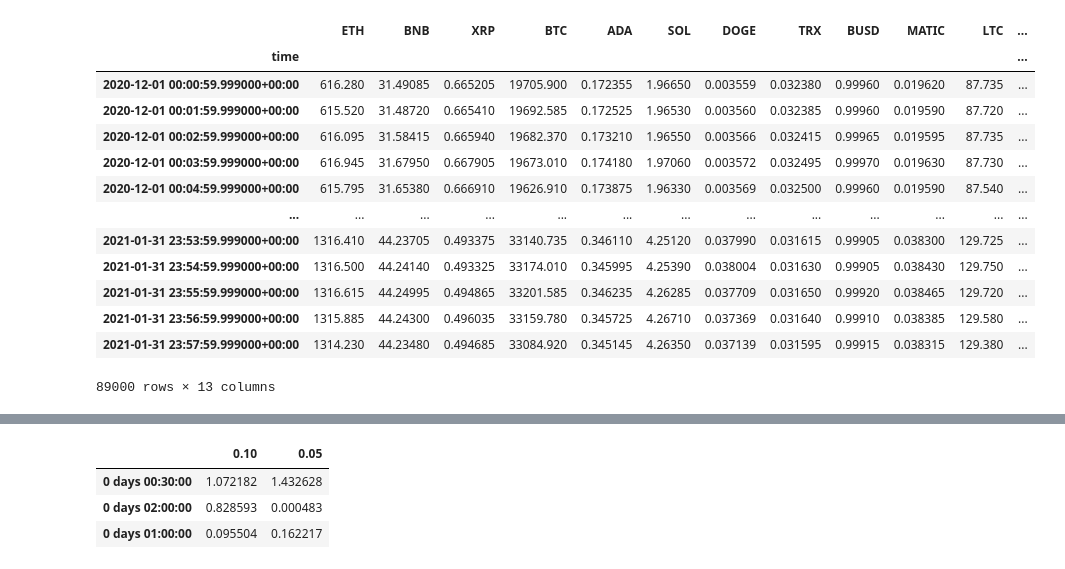
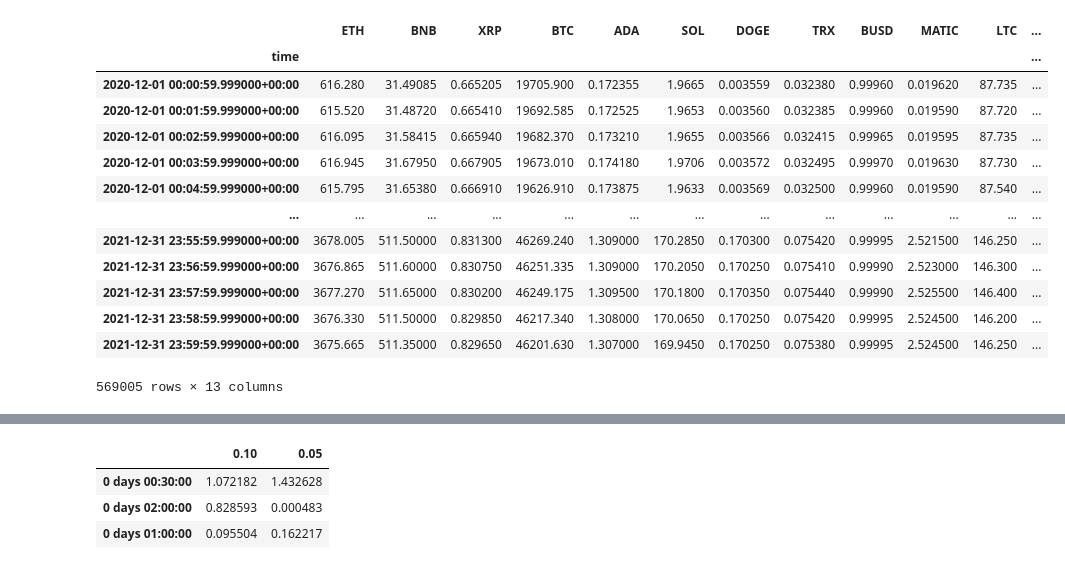
Before and after one commit to djoleglc/StatisticalArbitrage, a Jupyter notebook: TestStrategyMatrix.ipynb, the cells around one changed output, grey strips where cells are left out. Saved outputs shown, nothing was run; the diff lists cells and outputs as text; code cells hidden in the pictures.

```diff
--- a/TestStrategyMatrix.ipynb
+++ b/TestStrategyMatrix.ipynb
@@ -6,22 +7,21 @@ from functions.UtilsCreateDataFrame import *
 # %%
-path = "H:\AllTickers_2020-12_2021-12.csv.gz"
+path = "H:\AllTickers_klines_2020-12_2021-12.csv.gz"
 coin_df = loadCleanDataFrame(path)
 #let's test two months
-coin_df = coin_df.iloc[:44500*2]
 coin_df
 # %% [output]
 |  | ETH | BNB | XRP | BTC | ADA | SOL | DOGE | TRX | BUSD | MATIC | LTC | ... |
 | time |  |  |  |  |  |  |  |  |  |  |  | ... |
-| 2020-12-01 00:00:59.999000+00:00 | 616.280 | 31.49085 | 0.665205 | 19705.900 | 0.172355 | 1.96650 | 0.003559 | 0.032380 | 0.99960 | 0.019620 | 87.735 | ... |
-| 2020-12-01 00:01:59.999000+00:00 | 615.520 | 31.48720 | 0.665410 | 19692.585 | 0.172525 | 1.96530 | 0.003560 | 0.032385 | 0.99960 | 0.019590 | 87.720 | ... |
-| 2020-12-01 00:02:59.999000+00:00 | 616.095 | 31.58415 | 0.665940 | 19682.370 | 0.173210 | 1.96550 | 0.003566 | 0.032415 | 0.99965 | 0.019595 | 87.735 | ... |
-| 2020-12-01 00:03:59.999000+00:00 | 616.945 | 31.67950 | 0.667905 | 19673.010 | 0.174180 | 1.97060 | 0.003572 | 0.032495 | 0.99970 | 0.019630 | 87.730 | ... |
-| 2020-12-01 00:04:59.999000+00:00 | 615.795 | 31.65380 | 0.666910 | 19626.910 | 0.173875 | 1.96330 | 0.003569 | 0.032500 | 0.99960 | 0.019590 | 87.540 | ... |
+| 2020-12-01 00:00:59.999000+00:00 | 616.280 | 31.49085 | 0.665205 | 19705.900 | 0.172355 | 1.9665 | 0.003559 | 0.032380 | 0.99960 | 0.019620 | 87.735 | ... |
+| 2020-12-01 00:01:59.999000+00:00 | 615.520 | 31.48720 | 0.665410 | 19692.585 | 0.172525 | 1.9653 | 0.003560 | 0.032385 | 0.99960 | 0.019590 | 87.720 | ... |
+| 2020-12-01 00:02:59.999000+00:00 | 616.095 | 31.58415 | 0.665940 | 19682.370 | 0.173210 | 1.9655 | 0.003566 | 0.032415 | 0.99965 | 0.019595 | 87.735 | ... |
+| 2020-12-01 00:03:59.999000+00:00 | 616.945 | 31.67950 | 0.667905 | 19673.010 | 0.174180 | 1.9706 | 0.003572 | 0.032495 | 0.99970 | 0.019630 | 87.730 | ... |
+| 2020-12-01 00:04:59.999000+00:00 | 615.795 | 31.65380 | 0.666910 | 19626.910 | 0.173875 | 1.9633 | 0.003569 | 0.032500 | 0.99960 | 0.019590 | 87.540 | ... |
 | ... | ... | ... | ... | ... | ... | ... | ... | ... | ... | ... | ... | ... |
-| 2021-01-31 23:53:59.999000+00:00 | 1316.410 | 44.23705 | 0.493375 | 33140.735 | 0.346110 | 4.25120 | 0.037990 | 0.031615 | 0.99905 | 0.038300 | 129.725 | ... |
-| 2021-01-31 23:54:59.999000+00:00 | 1316.500 | 44.24140 | 0.493325 | 33174.010 | 0.345995 | 4.25390 | 0.038004 | 0.031630 | 0.99905 | 0.038430 | 129.750 | ... |
-| 2021-01-31 23:55:59.999000+00:00 | 1316.615 | 44.24995 | 0.494865 | 33201.585 | 0.346235 | 4.26285 | 0.037709 | 0.031650 | 0.99920 | 0.038465 | 129.720 | ... |
-| 2021-01-31 23:56:59.999000+00:00 | 1315.885 | 44.24300 | 0.496035 | 33159.780 | 0.345725 | 4.26710 | 0.037369 | 0.031640 | 0.99910 | 0.038385 | 129.580 | ... |
-| 2021-01-31 23:57:59.999000+00:00 | 1314.230 | 44.23480 | 0.494685 | 33084.920 | 0.345145 | 4.26350 | 0.037139 | 0.031595 | 0.99915 | 0.038315 | 129.380 | ... |
+| 2021-12-31 23:55:59.999000+00:00 | 3678.005 | 511.50000 | 0.831300 | 46269.240 | 1.309000 | 170.2850 | 0.170300 | 0.075420 | 0.99995 | 2.521500 | 146.250 | ... |
+| 2021-12-31 23:56:59.999000+00:00 | 3676.865 | 511.60000 | 0.830750 | 46251.335 | 1.309000 | 170.2050 | 0.170250 | 0.075410 | 0.99990 | 2.523000 | 146.300 | ... |
+| 2021-12-31 23:57:59.999000+00:00 | 3677.270 | 511.65000 | 0.830200 | 46249.175 | 1.309500 | 170.1800 | 0.170350 | 0.075440 | 0.99990 | 2.525500 | 146.400 | ... |
+| 2021-12-31 23:58:59.999000+00:00 | 3676.330 | 511.50000 | 0.829850 | 46217.340 | 1.308000 | 170.0650 | 0.170250 | 0.075420 | 0.99995 | 2.524500 | 146.200 | ... |
+| 2021-12-31 23:59:59.999000+00:00 | 3675.665 | 511.35000 | 0.829650 | 46201.630 | 1.307000 | 169.9450 | 0.170250 | 0.075380 | 0.99995 | 2.524500 | 146.250 | ... |
-89000 rows × 13 columns
+569005 rows × 13 columns
 # %%
```
Also changed, not shown: parts of 6 cells of this notebook, 1 other file.
